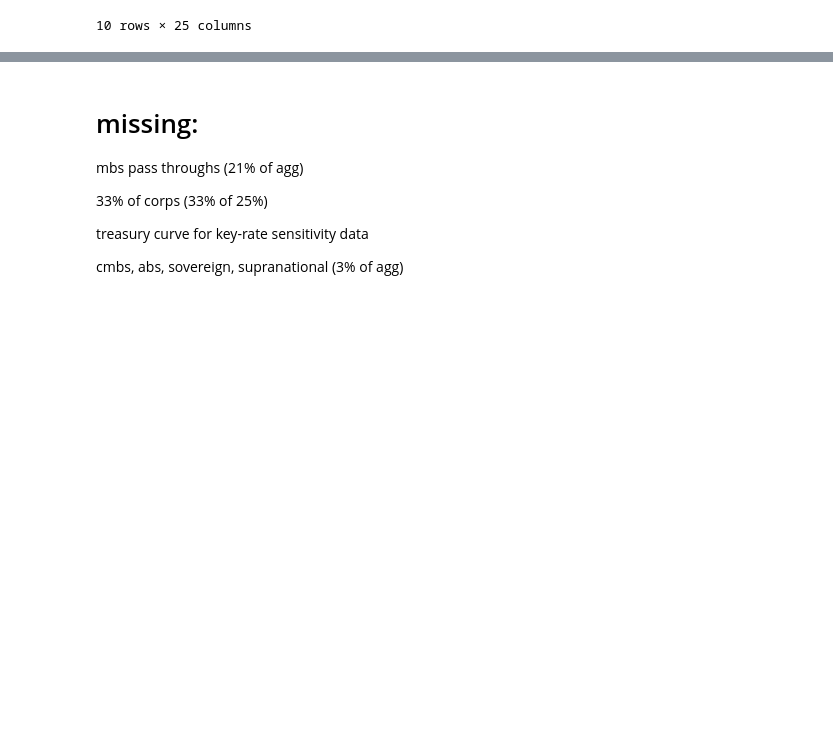
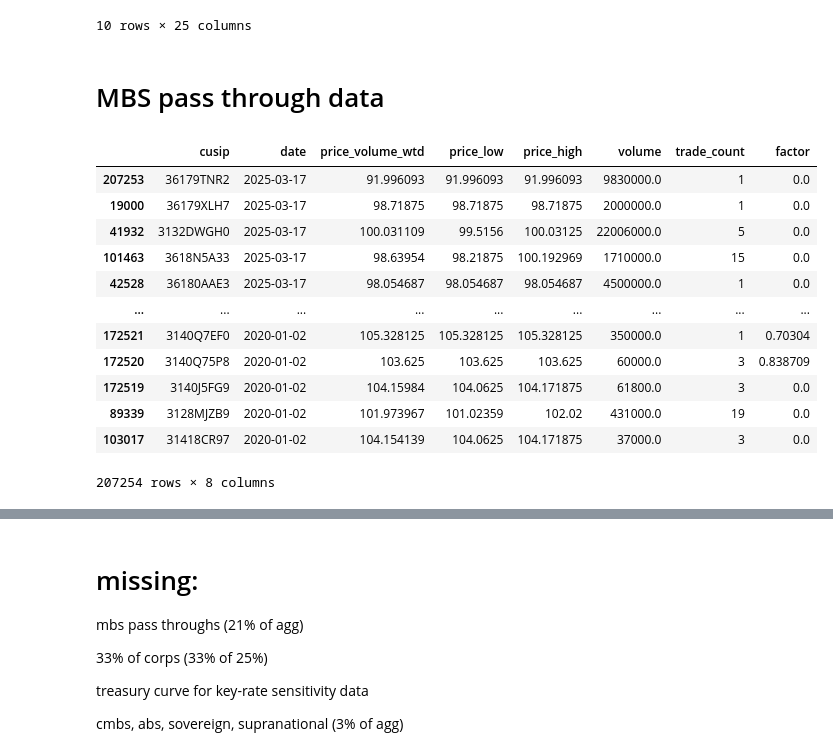
Before and after one commit to s-ychen/Capstone, a Jupyter notebook: workbook/data_calls.ipynb, the cells around one changed output, grey strips where cells are left out. Cells and saved outputs as stored; diff of their text form; code cells hidden in the pictures; blank space fills up the shorter version.

```diff
--- a/workbook/data_calls.ipynb
+++ b/workbook/data_calls.ipynb
@@ -295,3 +355,50 @@ msrb_query = f"""
 
 
 """
+# %% [markdown]
+# MBS pass through data
+# %%
+mbs_cusips = agg_csv_df.loc[agg_csv_df.Sector == 'MBS Pass-Through', 'CUSIP'].str.strip().unique().tolist()
+start_date = '2020-01-01'
+
+def mbs_query(cusips):
+    cusip_list = ",".join(f"'{c}'" for c in cusips)
+    return f"""
+        select cusip_id                                      as cusip,
+               trd_exctn_dt                                  as date,
+               sum(rptd_pr * entrd_vol_qt) / sum(entrd_vol_qt) as price_volume_wtd,
+               min(rptd_pr)                                  as price_low,
+               max(rptd_pr)                                  as price_high,
+               sum(entrd_vol_qt)                             as volume,
+               count(*)                                      as trade_count,
+               max(factor)                                   as factor
+        from trace_enhanced.trace_spds_mbs_enhanced
+        where trd_exctn_dt >= '{start_date}'
+          and cusip_id in ({cusip_list})
+          and trc_st = 'T'
+          and rptd_pr > 0
+          and entrd_vol_qt > 0
+        group by cusip_id, trd_exctn_dt
+    """
+
+mbs_daily = pd.concat(
+    [db.raw_sql(mbs_query(mbs_cusips[i:i+1000]), date_cols=['date'])
+     for i in range(0, len(mbs_cusips), 1000)],
+    ignore_index=True,
+)
+# %%
+mbs_daily.sort_values(by='date', ascending=False)
+# %% [output]
+|  | cusip | date | price_volume_wtd | price_low | price_high | volume | trade_count | factor |
+| 207253 | 36179TNR2 | 2025-03-17 | 91.996093 | 91.996093 | 91.996093 | 9830000.0 | 1 | 0.0 |
+| 19000 | 36179XLH7 | 2025-03-17 | 98.71875 | 98.71875 | 98.71875 | 2000000.0 | 1 | 0.0 |
+| 41932 | 3132DWGH0 | 2025-03-17 | 100.031109 | 99.5156 | 100.03125 | 22006000.0 | 5 | 0.0 |
+| 101463 | 3618N5A33 | 2025-03-17 | 98.63954 | 98.21875 | 100.192969 | 1710000.0 | 15 | 0.0 |
+| 42528 | 36180AAE3 | 2025-03-17 | 98.054687 | 98.054687 | 98.054687 | 4500000.0 | 1 | 0.0 |
+| ... | ... | ... | ... | ... | ... | ... | ... | ... |
+| 172521 | 3140Q7EF0 | 2020-01-02 | 105.328125 | 105.328125 | 105.328125 | 350000.0 | 1 | 0.70304 |
+| 172520 | 3140Q75P8 | 2020-01-02 | 103.625 | 103.625 | 103.625 | 60000.0 | 3 | 0.838709 |
+| 172519 | 3140J5FG9 | 2020-01-02 | 104.15984 | 104.0625 | 104.171875 | 61800.0 | 3 | 0.0 |
+| 89339 | 3128MJZB9 | 2020-01-02 | 101.973967 | 101.02359 | 102.02 | 431000.0 | 19 | 0.0 |
+| 103017 | 31418CR97 | 2020-01-02 | 104.154139 | 104.0625 | 104.171875 | 37000.0 | 3 | 0.0 |
+207254 rows × 8 columns
```
Also changed, not shown: parts of 15 cells of this notebook, 21 other files.
